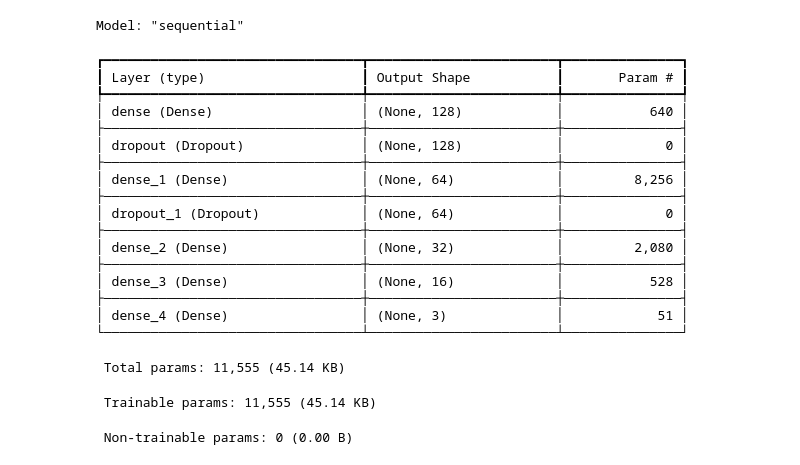
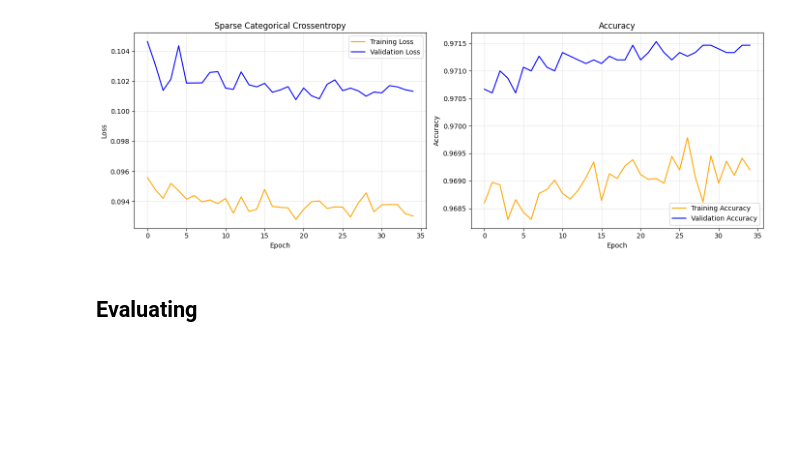
Before and after one commit to Mortti11/Deep_Learning, a Jupyter notebook: classification/keras.ipynb, the cells around one changed output. Saved outputs shown, nothing was run; the diff lists cells and outputs as text; code cells hidden in the pictures; blank space fills up the shorter version.

```diff
--- a/classification/keras.ipynb
+++ b/classification/keras.ipynb
@@ -55,4 +71,8 @@ Name: count, dtype: int64
 # %%
-# Print clas name
-class_names
+# Computing class weights instead of undersampling.
+
+classes = np.unique(y_train)
+weights = compute_class_weight('balanced', classes=classes, y=y_train)
+class_weight = dict(zip(classes, weights))
+print(f"Class weights: {class_weight}")
 # %% [output]
@@ -100,0 +121,7 @@ One hot encoded: [1. 0. 0.]
+# %%
+# Training
+early_stop = EarlyStopping(monitor='val_loss', patience=15, restore_best_weights=True)
+reduce_lr = ReduceLROnPlateau(monitor='val_loss', factor=0.5, patience=5, verbose=1)
+
+history = model.fit(X_train_scaled, y_train, validation_data=(X_val_scaled, y_val), epochs=150,
+                    batch_size=256, class_weight=class_weight, callbacks=[early_stop, reduce_lr], verbose=1)
@@ -101,34 +146,24 @@ One hot encoded: [1. 0. 0.]
 # %%
-# I am going to build the model now, I will use Sequential model
-model = Sequential()
-model.add(Input(shape=(4,)))
-model.add(Dense(128, activation='relu', kernel_regularizer=tf.keras.regularizers.l2(0.00001)))
-model.add(Dropout(0.15))
-model.add(Dense(64, activation='relu'))
-model.add(Dropout(0.1))
-model.add(Dense(32, activation='relu'))
-model.add(Dense(16, activation='relu'))
-model.add(Dense(3, activation='softmax'))
-model.summary()
+# Visualize training history
+fig, (ax1, ax2) = plt.subplots(1, 2, figsize=(14, 5))
+
+ax1.plot(history.history['loss'], label='Training Loss', color='orange')
+ax1.plot(history.history['val_loss'], label='Validation Loss', color='blue')
+ax1.set_title("Sparse Categorical Crossentropy")
+ax1.set_xlabel("Epoch")
+ax1.set_ylabel("Loss")
+ax1.legend()
+ax1.grid(True, alpha=0.3)
+
+ax2.plot(history.history['accuracy'], label="Training Accuracy", color='orange')
+ax2.plot(history.history['val_accuracy'], label='Validation Accuracy', color='blue')
+ax2.set_title("Accuracy")
+ax2.set_xlabel("Epoch")
+ax2.set_ylabel("Accuracy")
+ax2.legend()
+ax2.grid(True, alpha=0.3)
+
+plt.tight_layout()
+plt.show()
 # %% [output]
-Model: "sequential"
-┏━━━━━━━━━━━━━━━━━━━━━━━━━━━━━━━━━┳━━━━━━━━━━━━━━━━━━━━━━━━┳━━━━━━━━━━━━━━━┓
-┃ Layer (type)                    ┃ Output Shape           ┃       Param # ┃
-┡━━━━━━━━━━━━━━━━━━━━━━━━━━━━━━━━━╇━━━━━━━━━━━━━━━━━━━━━━━━╇━━━━━━━━━━━━━━━┩
-│ dense (Dense)                   │ (None, 128)            │           640 │
-├─────────────────────────────────┼────────────────────────┼───────────────┤
-│ dropout (Dropout)               │ (None, 128)            │             0 │
-├─────────────────────────────────┼────────────────────────┼───────────────┤
-│ dense_1 (Dense)                 │ (None, 64)             │         8,256 │
-├─────────────────────────────────┼────────────────────────┼───────────────┤
-│ dropout_1 (Dropout)             │ (None, 64)             │             0 │
-├─────────────────────────────────┼────────────────────────┼───────────────┤
-│ dense_2 (Dense)                 │ (None, 32)             │         2,080 │
-├─────────────────────────────────┼────────────────────────┼───────────────┤
-│ dense_3 (Dense)                 │ (None, 16)             │           528 │
-├─────────────────────────────────┼────────────────────────┼───────────────┤
-│ dense_4 (Dense)                 │ (None, 3)              │            51 │
-└─────────────────────────────────┴────────────────────────┴───────────────┘
- Total params: 11,555 (45.14 KB)
- Trainable params: 11,555 (45.14 KB)
- Non-trainable params: 0 (0.00 B)
+[figure, added]
@@ -143 +170,3 @@ reduce_lr = ReduceLROnPlateau(monitor='val_loss',factor=0.5, patience=5, verbose
+# %% [markdown]
+## Evaluating
 # %%
```
Also changed, not shown: parts of 27 cells of this notebook, 11 other files.
